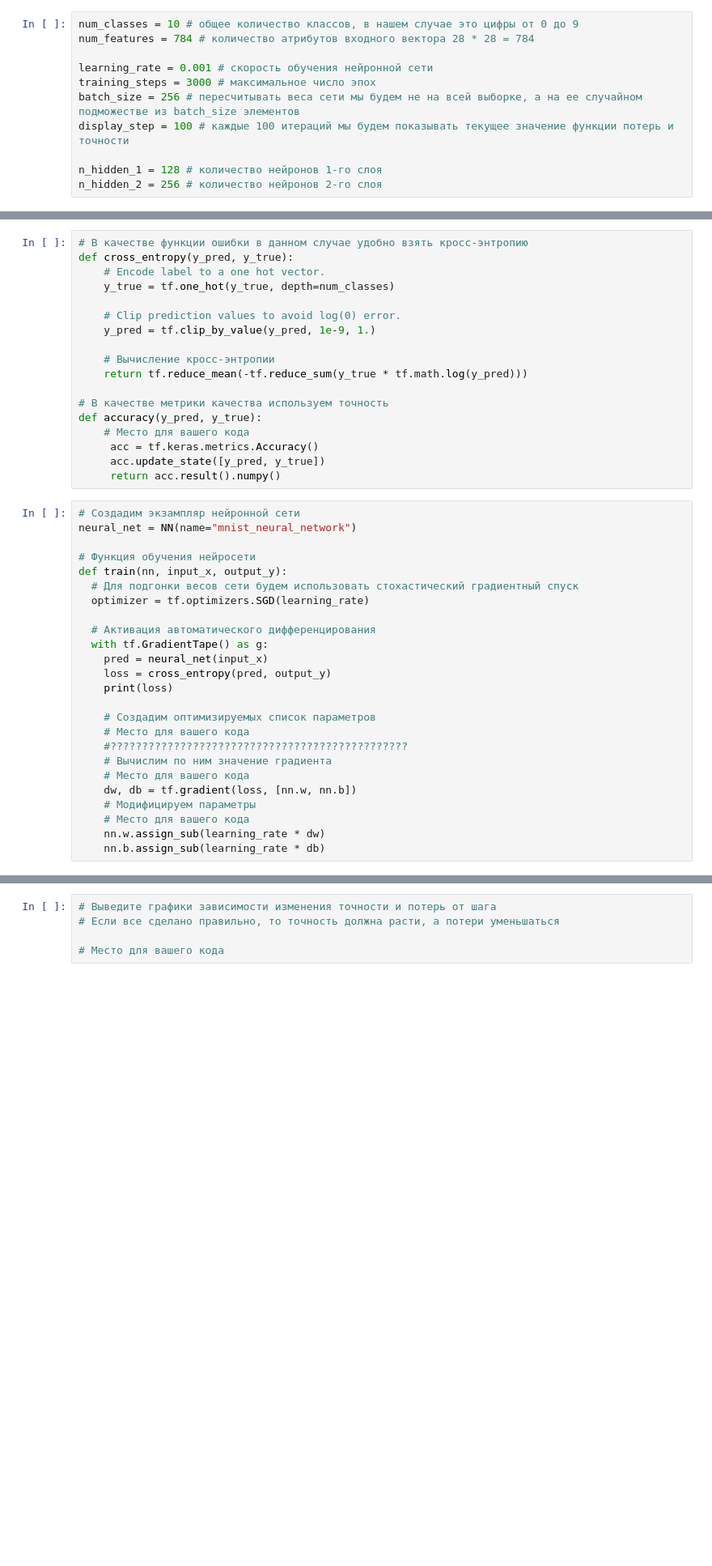
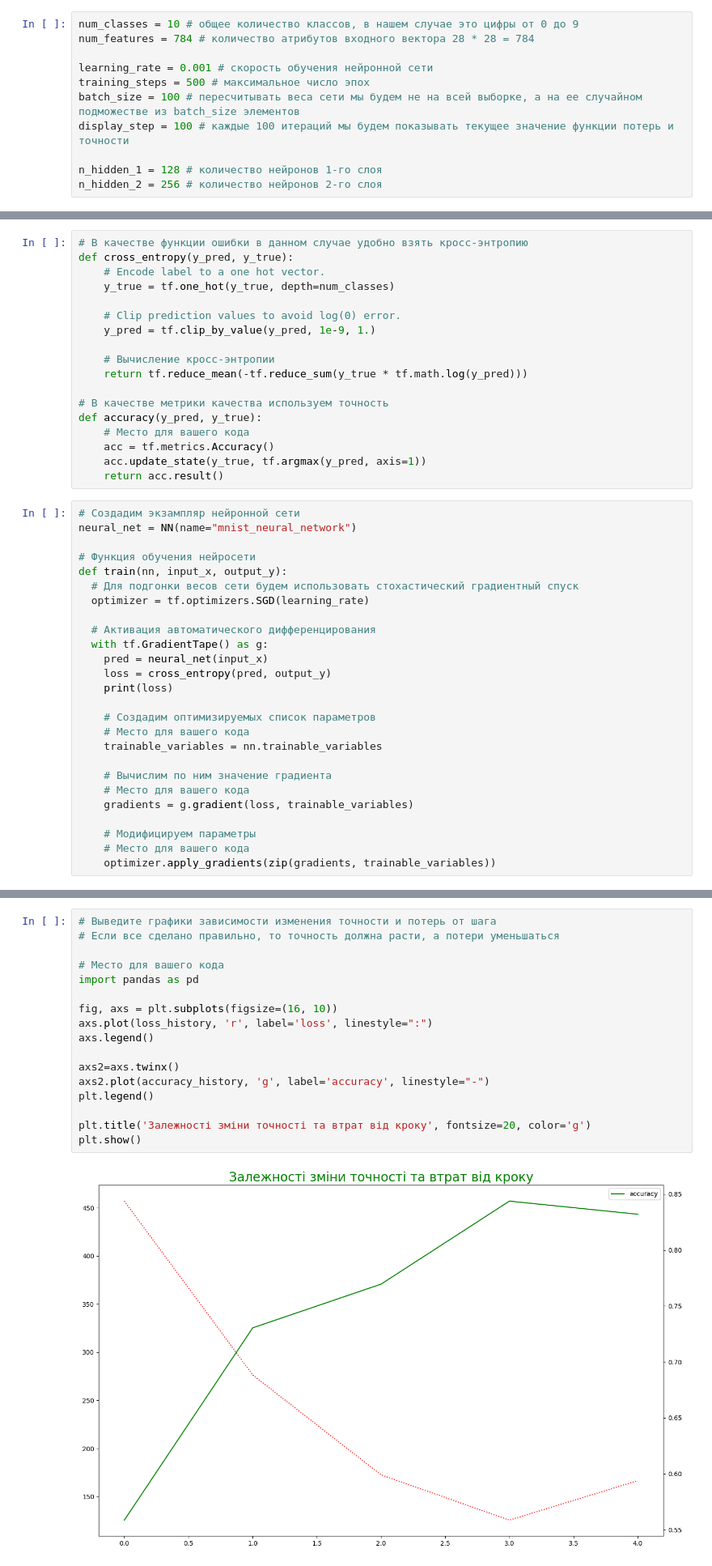
Before and after one commit to AlexanderF048/GOIT_DS, a Jupyter notebook: HW_8_DS.ipynb, the cells around one changed output, grey strips where cells are left out. Shown at 81% size. Saved outputs shown, nothing was run; the diff lists cells and outputs as text; blank space fills up the shorter version.

```diff
--- a/HW_8_DS.ipynb
+++ b/HW_8_DS.ipynb
@@ -33,8 +33,8 @@ num_classes = 10 # общее количество классов, в нашем
 num_features = 784 # количество атрибутов входного вектора 28 * 28 = 784
 
 learning_rate = 0.001 # скорость обучения нейронной сети
-training_steps = 3000 # максимальное число эпох
-batch_size = 256 # пересчитывать веса сети мы будем не на всей выборке, а на ее случайном подможестве из batch_size элементов
+training_steps = 500 # максимальное число эпох
+batch_size = 100 # пересчитывать веса сети мы будем не на всей выборке, а на ее случайном подможестве из batch_size элементов
 display_step = 100 # каждые 100 итераций мы будем показывать текущее значение функции потерь и точности
 
 n_hidden_1 = 128 # количество нейронов 1-го слоя
@@ -115,9 +140,9 @@ def cross_entropy(y_pred, y_true):
 # В качестве метрики качества используем точность
 def accuracy(y_pred, y_true):
     # Место для вашего кода
-     acc = tf.keras.metrics.Accuracy()
-     acc.update_state([y_pred, y_true])
-     return acc.result().numpy()
+    acc = tf.metrics.Accuracy()
+    acc.update_state(y_true, tf.argmax(y_pred, axis=1))
+    return acc.result()
 # %%
 # Создадим экзампляр нейронной сети
 neural_net = NN(name="mnist_neural_network")
@@ -135,14 +160,15 @@ def train(nn, input_x, output_y):
 
     # Создадим оптимизируемых список параметров
     # Место для вашего кода
-    #???????????????????????????????????????????????
+    trainable_variables = nn.trainable_variables
+
     # Вычислим по ним значение градиента
     # Место для вашего кода
-    dw, db = tf.gradient(loss, [nn.w, nn.b])
+    gradients = g.gradient(loss, trainable_variables)
+
     # Модифицируем параметры
     # Место для вашего кода
-    nn.w.assign_sub(learning_rate * dw)
-    nn.b.assign_sub(learning_rate * db)
+    optimizer.apply_gradients(zip(gradients, trainable_variables))
 # %%
 # Тренировка сети
 loss_history = []  # каждые display_step шагов сохраняйте в этом список текущую ошибку нейросети
@@ -169,8 +211,22 @@ InvalidArgumentError: ignored
 # %%
 # Выведите графики зависимости изменения точности и потерь от шага
 # Если все сделано правильно, то точность должна расти, а потери уменьшаться
 
 # Место для вашего кода
+import pandas as pd
+
+fig, axs = plt.subplots(figsize=(16, 10))
+axs.plot(loss_history, 'r', label='loss', linestyle=":")
+axs.legend()
+
+axs2=axs.twinx()
+axs2.plot(accuracy_history, 'g', label='accuracy', linestyle="-")
+plt.legend()
+
+plt.title('Залежності зміни точності та втрат від кроку', fontsize=20, color='g')
+plt.show()
+# %% [output]
+[figure, added]
 # %%
 # Вычислите точность обученной нейросети
 
```
Also changed, not shown: parts of 5 cells of this notebook.
